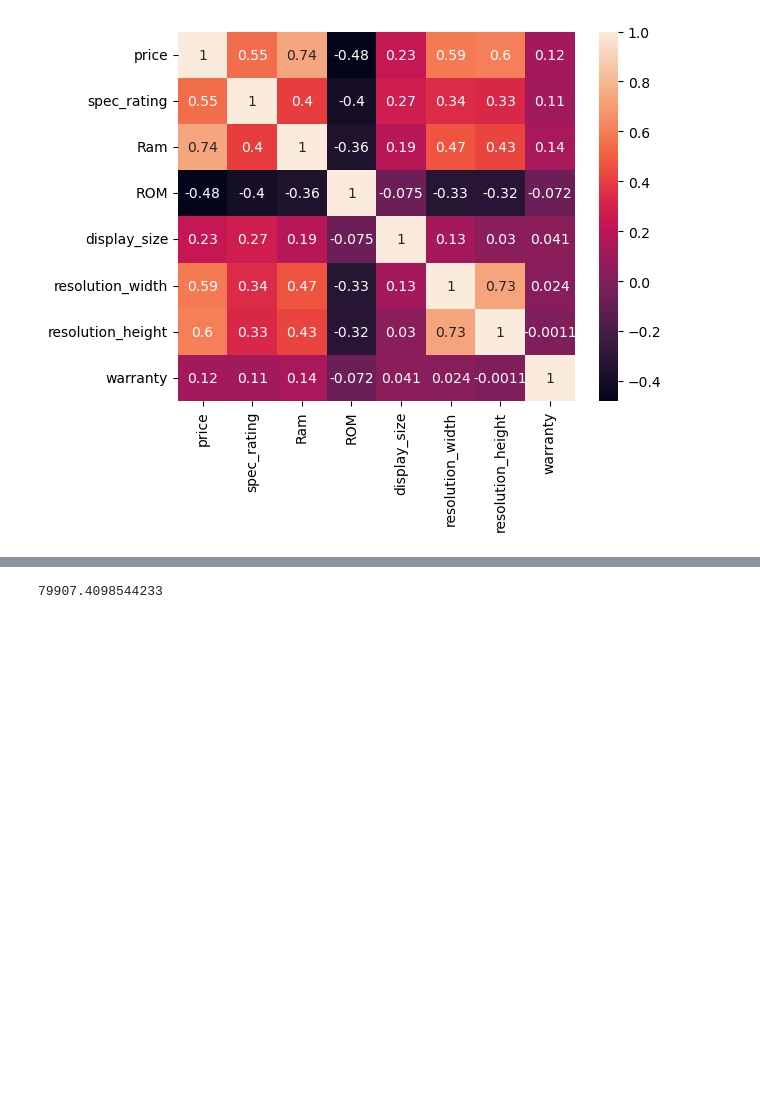
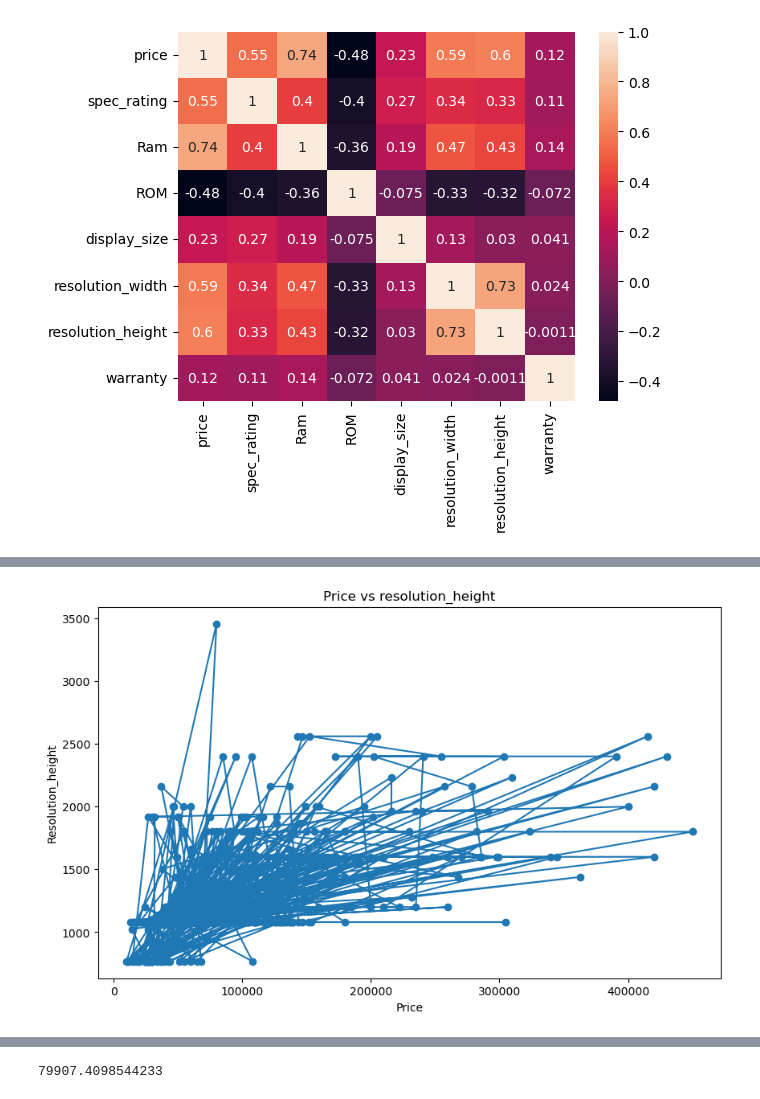
Before and after one commit to dhuor2001-debug/Semester-VI, a Jupyter notebook: Python/DM/data_Analysis.ipynb, the cells around one changed output, grey strips where cells are left out. Saved outputs shown, nothing was run; the diff lists cells and outputs as text; code cells hidden in the pictures; blank space fills up the shorter version.

Commit message:
data visualization 11.04.26

```diff
--- a/Python/DM/data_Analysis.ipynb
+++ b/Python/DM/data_Analysis.ipynb
@@ -175,9 +103,3 @@ df.groupby("brand").agg({
-# %%
-df["Ram"] = df["Ram"].astype(str).str.extract('(\d+)').astype(int)
-df["ROM"] = df["ROM"].astype(str).str.extract('(\d+)').astype(int)
-# %%
-for col in ["Ram", "ROM"]:
-    df[col] = df[col].astype(str).str.extract('(\d+)').astype(int)
 # %%
 df.corr(numeric_only=True)
 # %% [output]
@@ -363,0 +135,10 @@ Just tell me 👍
+# %%
+import matplotlib.pyplot as plt
+plt.figure(figsize=(10, 6))
+plt.plot(df["price"], df["resolution_height"], marker = "o")
+plt.title("Price vs resolution_height")
+plt.xlabel("Price")
+plt.ylabel("Resolution_height")
+plt.show()
+# %% [output]
+[figure, added]
```
Also changed, not shown: parts of 20 cells of this notebook.
